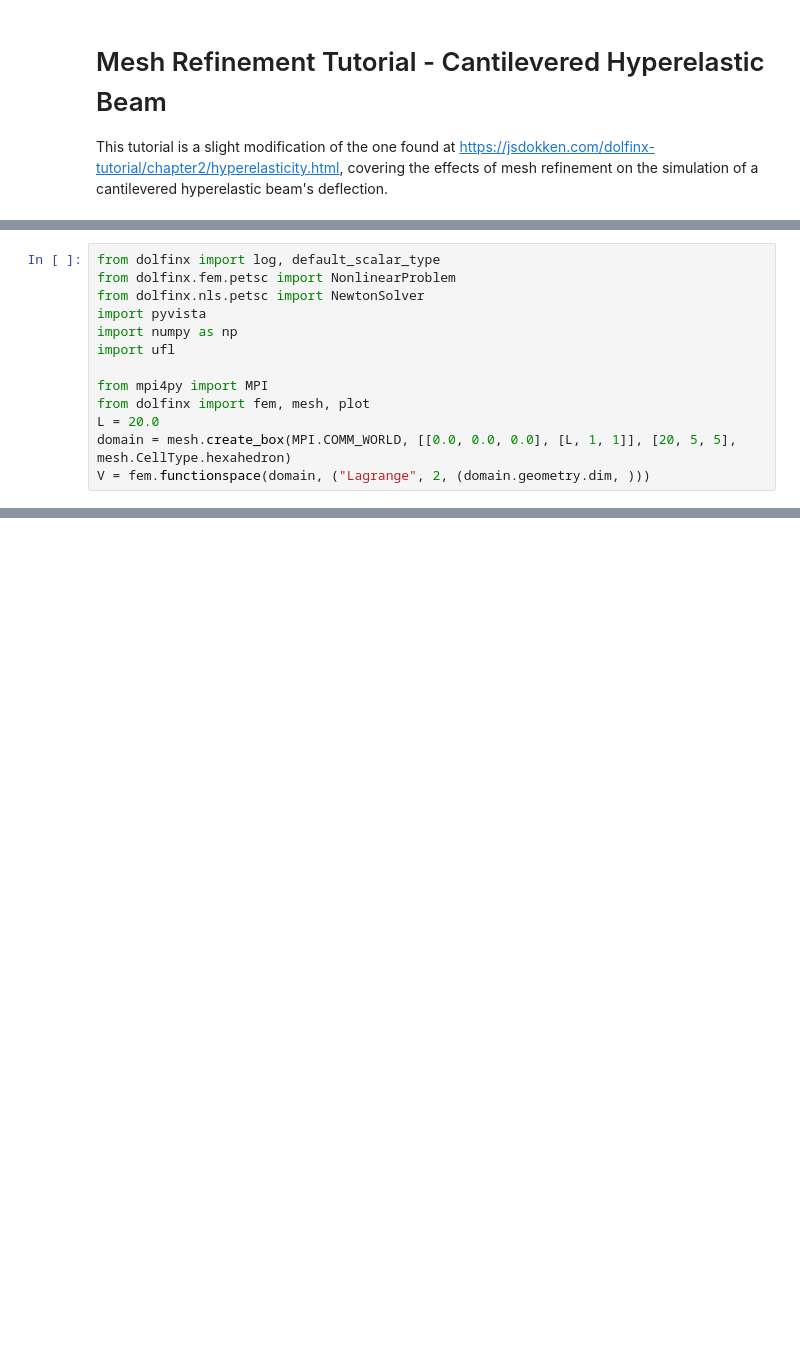
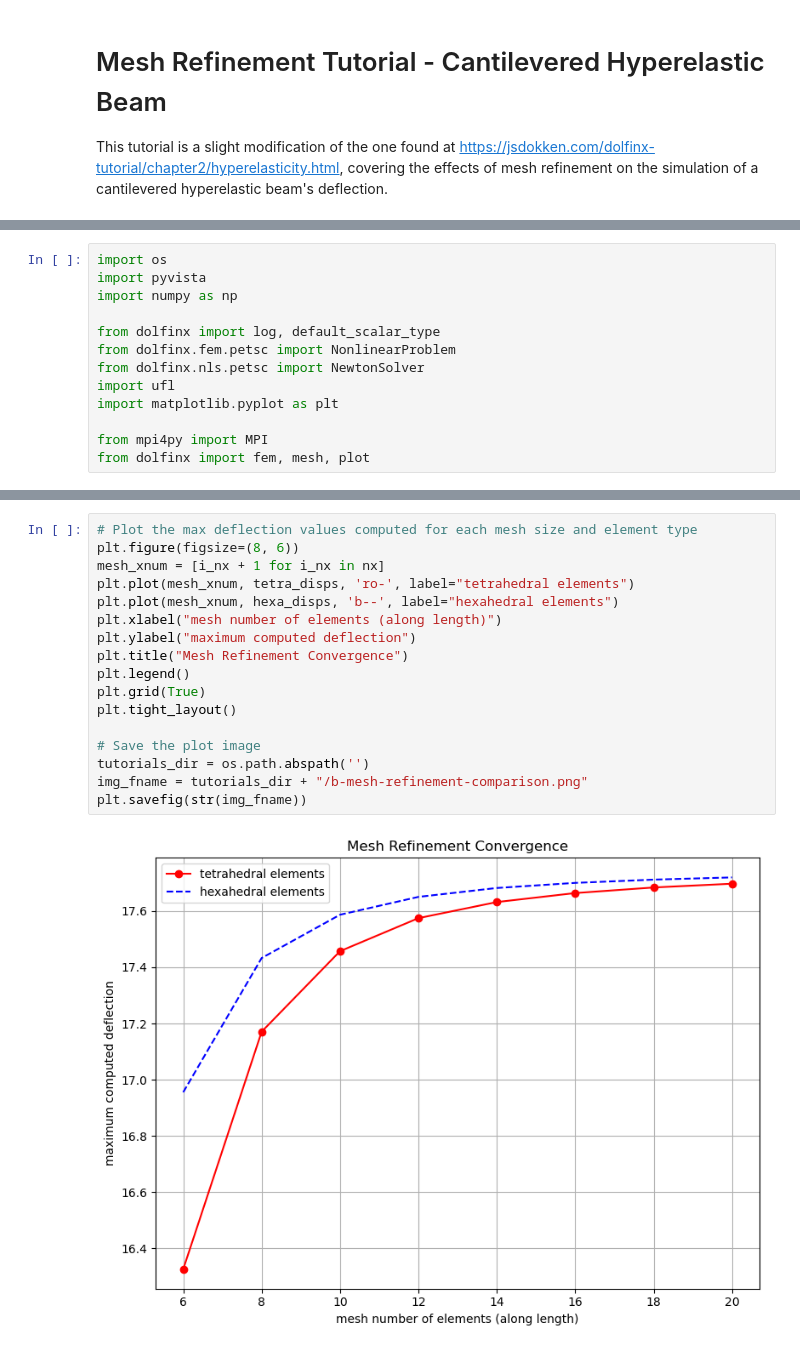
Before and after one commit to Keenan-Wood/BU_ENGME700_KeenanWood_A4, a Jupyter notebook: 2-Assignment_4_Tutorials/b-mesh_refinement.ipynb, the cells around one changed output, grey strips where cells are left out. Cells and saved outputs as stored; diff of their text form; blank space fills up the shorter version.

```diff
--- a/2-Assignment_4_Tutorials/b-mesh_refinement.ipynb
+++ b/2-Assignment_4_Tutorials/b-mesh_refinement.ipynb
@@ -7,13 +7,13 @@ First, we import dependencies and setup the simulation domain.
 # %%
+import os
+import pyvista
+import numpy as np
+
 from dolfinx import log, default_scalar_type
 from dolfinx.fem.petsc import NonlinearProblem
 from dolfinx.nls.petsc import NewtonSolver
-import pyvista
-import numpy as np
 import ufl
+import matplotlib.pyplot as plt
 
 from mpi4py import MPI
 from dolfinx import fem, mesh, plot
-L = 20.0
-domain = mesh.create_box(MPI.COMM_WORLD, [[0.0, 0.0, 0.0], [L, 1, 1]], [20, 5, 5], mesh.CellType.hexahedron)
-V = fem.functionspace(domain, ("Lagrange", 2, (domain.geometry.dim, )))
@@ -219,0 +192,19 @@ Time step 9, Number of iterations 6, Load [  0.    0.  -13.5]
+# %%
+# Plot the max deflection values computed for each mesh size and element type
+plt.figure(figsize=(8, 6))
+mesh_xnum = [i_nx + 1 for i_nx in nx]
+plt.plot(mesh_xnum, tetra_disps, 'ro-', label="tetrahedral elements")
+plt.plot(mesh_xnum, hexa_disps, 'b--', label="hexahedral elements")
+plt.xlabel("mesh number of elements (along length)")
+plt.ylabel("maximum computed deflection")
+plt.title("Mesh Refinement Convergence")
+plt.legend()
+plt.grid(True)
+plt.tight_layout()
+
+# Save the plot image
+tutorials_dir = os.path.abspath('')
+img_fname = tutorials_dir + "/b-mesh-refinement-comparison.png"
+plt.savefig(str(img_fname))
+# %% [output]
+[figure, added]
```
Also changed, not shown: parts of 24 cells of this notebook, 23 other files.
